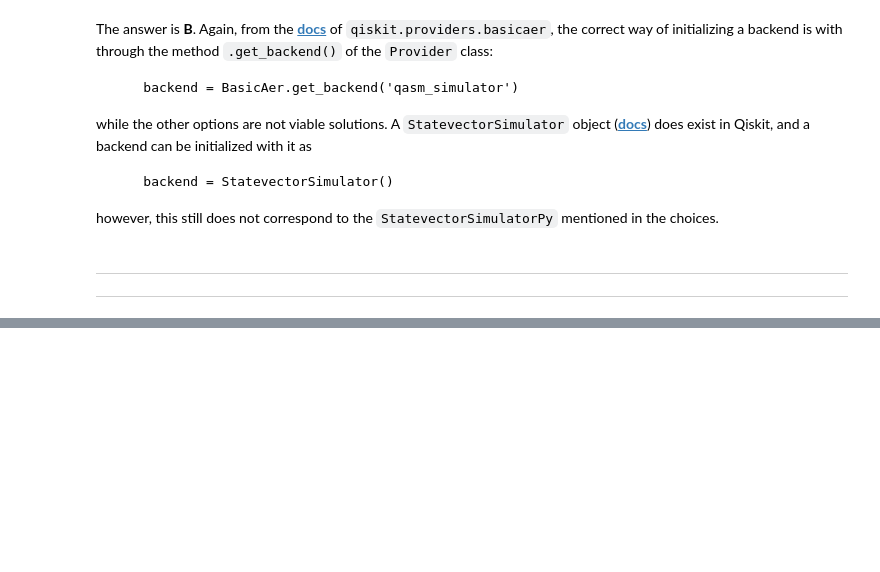
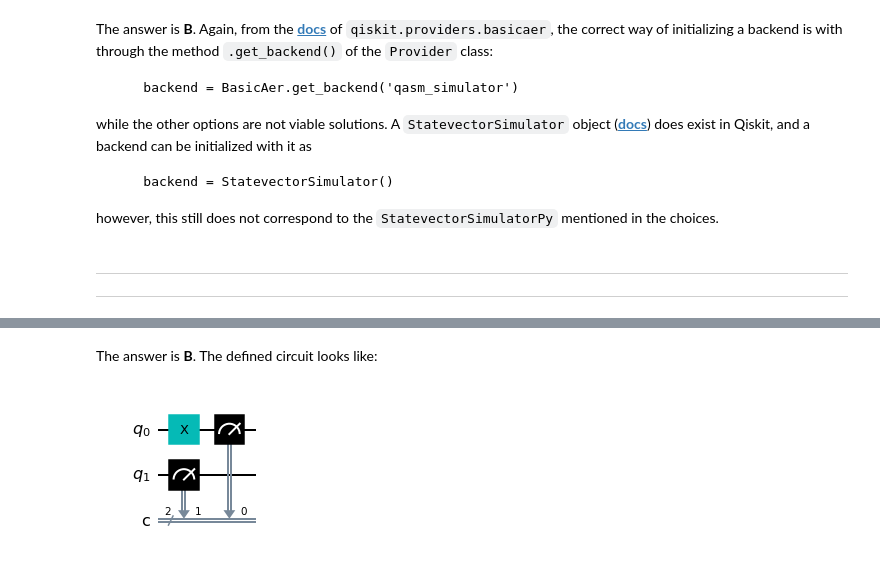
Before and after one commit to salvatorezam/ibm-quantum-developer-certification, a Jupyter notebook: sample_questions/C1000-112_SAM/C1000-112_SAM.ipynb, the cells around one changed output, grey strips where cells are left out. Drawn from its saved outputs; the diff is of its cells as text; code cells hidden in the pictures; blank space fills up the shorter version.

```diff
--- a/sample_questions/C1000-112_SAM/C1000-112_SAM.ipynb
+++ b/sample_questions/C1000-112_SAM/C1000-112_SAM.ipynb
@@ -934,0 +1081,11 @@ however, this still does not correspond to the `StatevectorSimulatorPy` mentione
+# %% [markdown]
+The answer is __B__. The defined circuit looks like:
+# %%
+qc = QuantumCircuit(2, 2)
+
+qc.x(0)
+qc.measure([0,1], [0,1])
+
+qc.draw('mpl')
+# %% [output]
+[figure, added]
```
Also changed, not shown: parts of 20 cells of this notebook.
